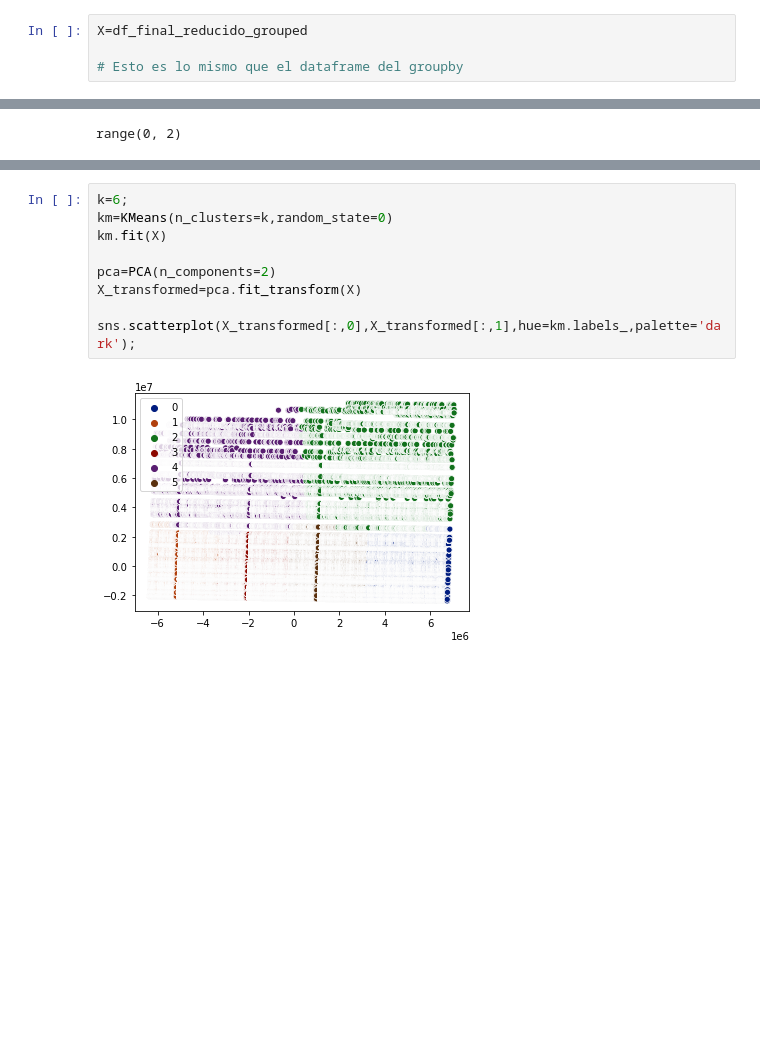
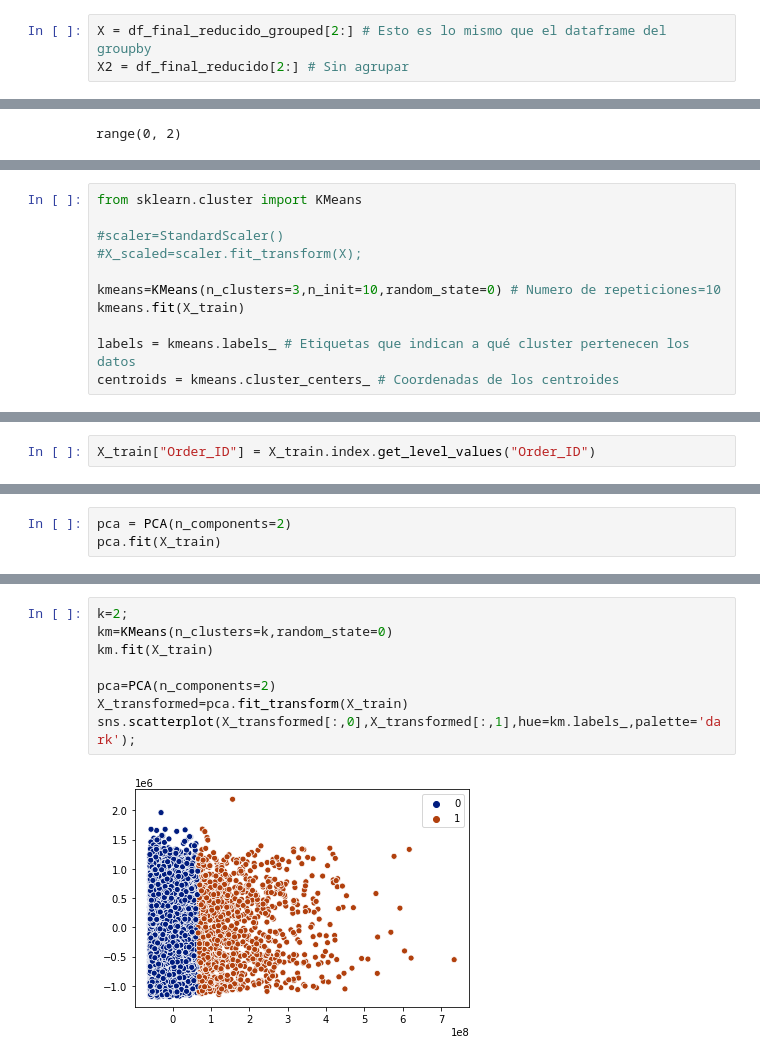
Before and after one commit to Properati-Analysis/-TP3, a Jupyter notebook: TP3.ipynb, the cells around one changed output, grey strips where cells are left out. Drawn from its saved outputs; the diff is of its cells as text; blank space fills up the shorter version.

```diff
--- a/TP3.ipynb
+++ b/TP3.ipynb
@@ -222,8 +223,7 @@ array(['Store_ID', '15500909', '15500912', ..., '28648645', '28884458',
        '28884461'], dtype=object)
 # %%
-X=df_final_reducido_grouped
-
-# Esto es lo mismo que el dataframe del groupby
+X = df_final_reducido_grouped[2:] # Esto es lo mismo que el dataframe del groupby
+X2 = df_final_reducido[2:] # Sin agrupar
 # %%
 from sklearn.model_selection import train_test_split
 #X_train, X_test, y_train, y_test = train_test_split(X,y,test_size=0.2)
@@ -410,0 +523,11 @@ Text(0, 0.5, 'Inertia')
+# %%
+from sklearn.cluster import KMeans
+
+#scaler=StandardScaler()
+#X_scaled=scaler.fit_transform(X);
+
+kmeans=KMeans(n_clusters=3,n_init=10,random_state=0) # Numero de repeticiones=10
+kmeans.fit(X_train)
+
+labels = kmeans.labels_ # Etiquetas que indican a qué cluster pertenecen los datos
+centroids = kmeans.cluster_centers_ # Coordenadas de los centroides
@@ -410,0 +538,2 @@ Text(0, 0.5, 'Inertia')
+# %%
+X_train["Order_ID"] = X_train.index.get_level_values("Order_ID")
@@ -410,0 +580,3 @@ Text(0, 0.5, 'Inertia')
+# %%
+pca = PCA(n_components=2)
+pca.fit(X_train)
@@ -411,11 +674,10 @@ Text(0, 0.5, 'Inertia')
 # %%
-k=6;
+k=2;
 km=KMeans(n_clusters=k,random_state=0)
-km.fit(X)
+km.fit(X_train)
 
 pca=PCA(n_components=2)
-X_transformed=pca.fit_transform(X)
-
+X_transformed=pca.fit_transform(X_train)
 sns.scatterplot(X_transformed[:,0],X_transformed[:,1],hue=km.labels_,palette='dark');
 # %% [output]
-[figure, old version]
+[figure, new version]
```
Also changed, not shown: parts of 98 cells of this notebook.
